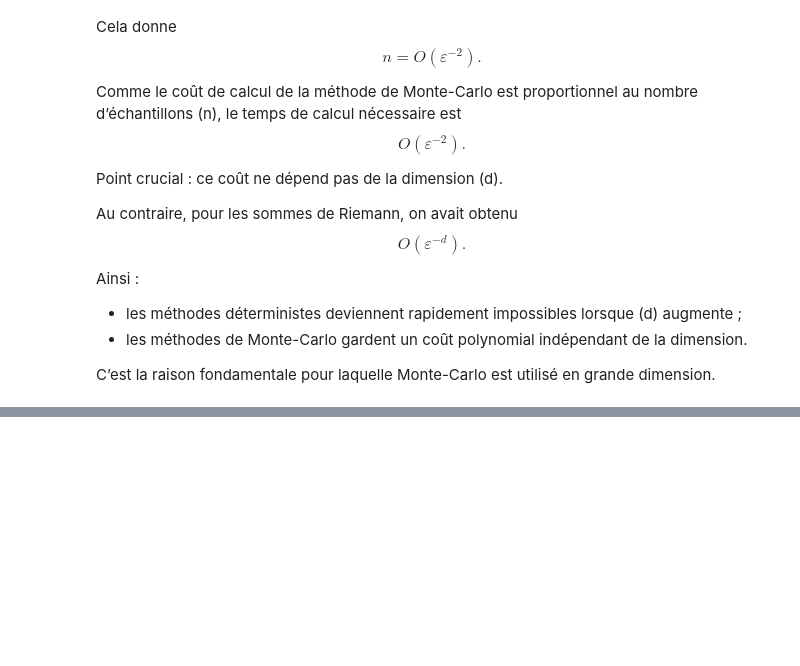
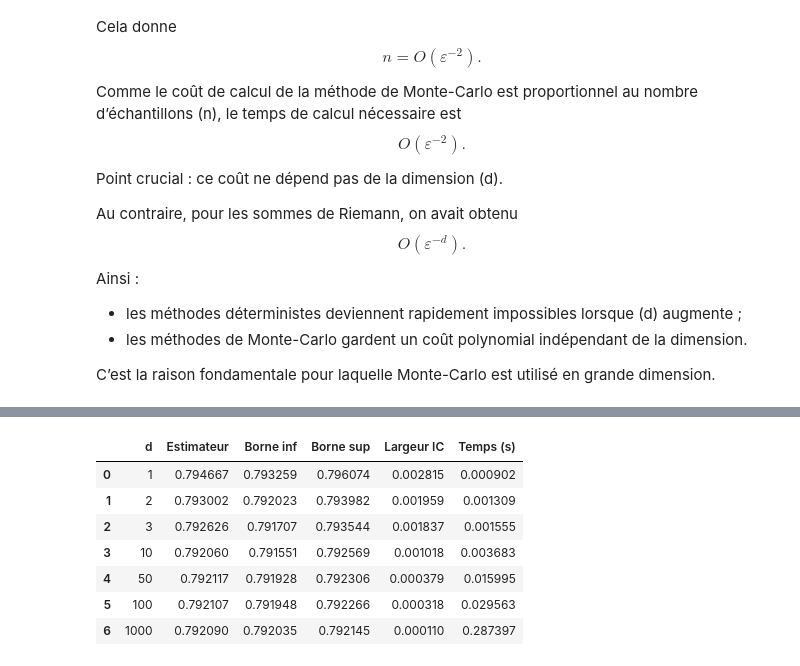
Before and after one commit to arthur00-stack/CALCUL-INTEGRAL-MONTE-CARLO, a Jupyter notebook: notebooks/Rapport.ipynb, the cells around one changed output, grey strips where cells are left out. Saved outputs shown, nothing was run; the diff lists cells and outputs as text; code cells hidden in the pictures; blank space fills up the shorter version.

```diff
--- a/notebooks/Rapport.ipynb
+++ b/notebooks/Rapport.ipynb
@@ -487,0 +1094,83 @@ C’est la raison fondamentale pour laquelle Monte-Carlo est utilisé en grande
+# %%
+import numpy as np
+import pandas as pd
+import time
+
+def f1(X):
+
+    m1 = np.mean(X, axis=1)
+    m4 = np.mean(X**4, axis=1)
+
+    return 1/(1 + m4 + m1**4)
+
+def f2(X):
+
+    return np.mean(X, axis=1)
+
+def control_variate(n,d):
+
+    start = time.time()
+
+    X = np.random.rand(n,d)
+
+    F1 = f1(X)
+    F2 = f2(X)
+
+    Mn_f1 = np.mean(F1)
+    Mn_f2 = np.mean(F2)
+
+    Mn_f1_sq = np.mean(F1**2)
+    Mn_f1f2 = np.mean(F1*F2)
+
+    lambda_hat = 12*d*(Mn_f1*Mn_f2 - Mn_f1f2)
+
+    M_tilde = Mn_f1 + lambda_hat*(Mn_f2 - 0.5)
+
+    V_tilde = (
+        Mn_f1_sq
+        - Mn_f1**2
+        - lambda_hat**2/(12*d)
+    )
+
+    radius = 1.96*np.sqrt(V_tilde/n)
+
+    elapsed = time.time() - start
+
+    return [
+        d,
+        M_tilde,
+        M_tilde-radius,
+        M_tilde+radius,
+        2*radius,
+        elapsed
+    ]
+
+n = 10000
+
+results = []
+
+for d in [1,2,3,10,50,100,1000]:
+    results.append(control_variate(n,d))
+
+df = pd.DataFrame(
+    results,
+    columns=[
+        "d",
+        "Estimateur",
+        "Borne inf",
+        "Borne sup",
+        "Largeur IC",
+        "Temps (s)"
+    ]
+)
+
+df
+# %% [output]
+|  | d | Estimateur | Borne inf | Borne sup | Largeur IC | Temps (s) |
+| 0 | 1 | 0.794667 | 0.793259 | 0.796074 | 0.002815 | 0.000902 |
+| 1 | 2 | 0.793002 | 0.792023 | 0.793982 | 0.001959 | 0.001309 |
+| 2 | 3 | 0.792626 | 0.791707 | 0.793544 | 0.001837 | 0.001555 |
+| 3 | 10 | 0.792060 | 0.791551 | 0.792569 | 0.001018 | 0.003683 |
+| 4 | 50 | 0.792117 | 0.791928 | 0.792306 | 0.000379 | 0.015995 |
+| 5 | 100 | 0.792107 | 0.791948 | 0.792266 | 0.000318 | 0.029563 |
+| 6 | 1000 | 0.792090 | 0.792035 | 0.792145 | 0.000110 | 0.287397 |
```
Also changed, not shown: parts of 39 cells of this notebook.
